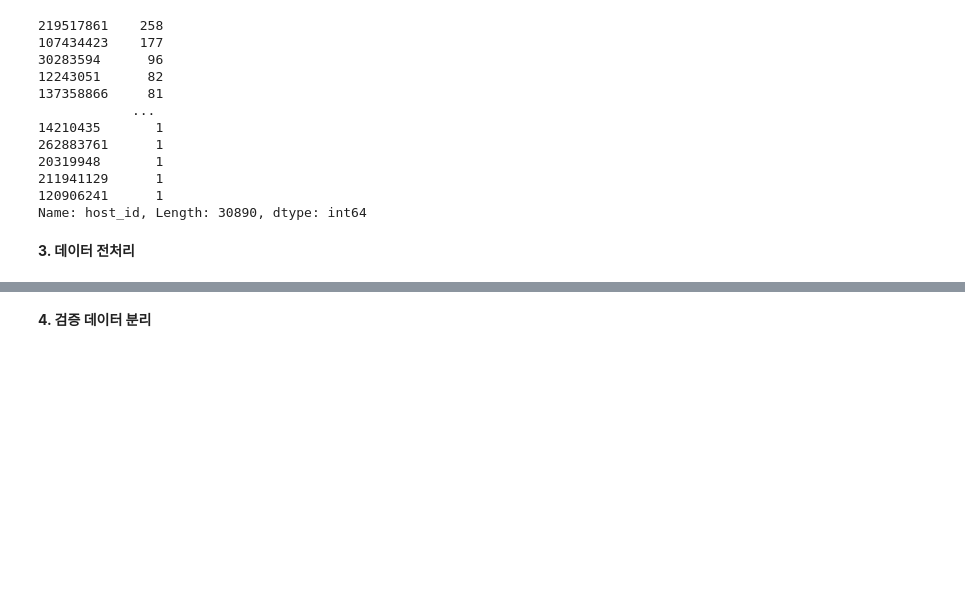
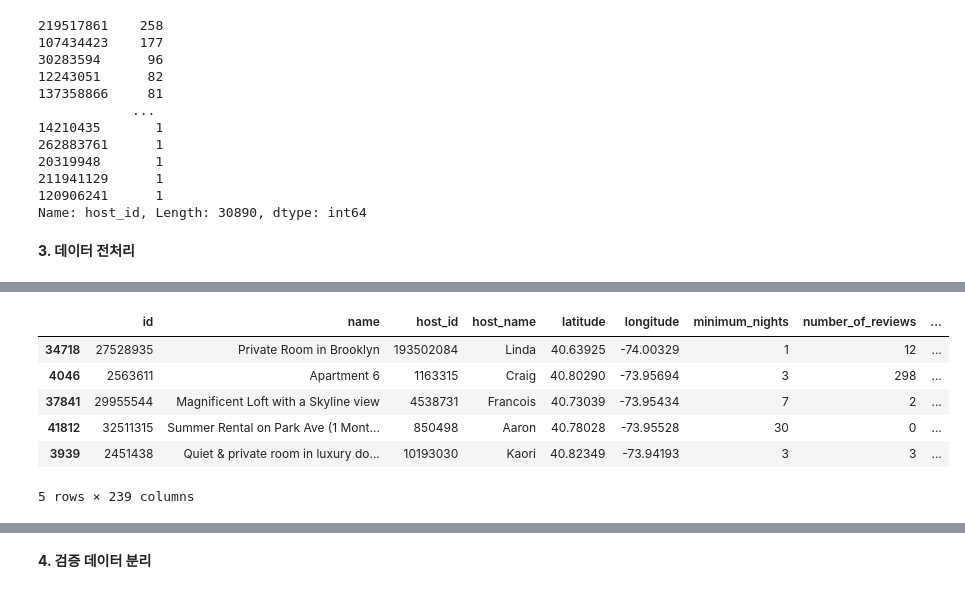
Before and after one commit to HWMV/No_use_repo_Aiffel, a Jupyter notebook: Machine_Learning/Airbnb.ipynb, the cells around one changed output, grey strips where cells are left out. Cells and saved outputs as stored; diff of their text form; code cells hidden in the pictures; blank space fills up the shorter version.

```diff
--- a/Machine_Learning/Airbnb.ipynb
+++ b/Machine_Learning/Airbnb.ipynb
@@ -144,13 +156,3 @@ x_train['host_id'].value_counts()
 Name: host_id, Length: 30890, dtype: int64
 # %% [markdown]
 **3. 데이터 전처리**
-# %%
-# 샘플 확인
-display(x_train.head(3))
-
-# 필요없는 컬럼들 삭제
-x_train = x_train.drop('last_review', axis=1)
-x_test = x_test.drop('last_review', axis=1)
-
-# 샘플 확인
-display(x_train.head(3))
@@ -165,0 +174,22 @@ display(x_train.head(3))
+# %%
+# 우선 원본 데이터 복사하고 처리
+x_train_encode = x_train.copy()
+x_test_encode = x_test.copy()
+# %%
+# 범주형 데이터 원-핫 인코딩
+x_train_encode = pd.get_dummies(x_train_encode, columns=['neighbourhood_group', 'neighbourhood', 'room_type'])
+x_test_encode = pd.get_dummies(x_test_encode, columns=['neighbourhood_group', 'neighbourhood', 'room_type'])
+# 컬럼 수 다름 방지
+x_train_encode, x_test_encode = x_train_encode.align(x_test_encode, join='left', axis=1)
+# %%
+# 인코딩 샘플 확인(더미)
+display(x_train_encode.head(5))
+# 범주형(3개 컬럼) 인코딩 확인
+# %% [output]
+|  | id | name | host_id | host_name | latitude | longitude | minimum_nights | number_of_reviews | ... |
+| 34718 | 27528935 | Private Room in Brooklyn | 193502084 | Linda | 40.63925 | -74.00329 | 1 | 12 | ... |
+| 4046 | 2563611 | Apartment 6 | 1163315 | Craig | 40.80290 | -73.95694 | 3 | 298 | ... |
+| 37841 | 29955544 | Magnificent Loft with a Skyline view | 4538731 | Francois | 40.73039 | -73.95434 | 7 | 2 | ... |
+| 41812 | 32511315 | Summer Rental on Park Ave (1 Mont... | 850498 | Aaron | 40.78028 | -73.95528 | 30 | 0 | ... |
+| 3939 | 2451438 | Quiet & private room in luxury do... | 10193030 | Kaori | 40.82349 | -73.94193 | 3 | 3 | ... |
+5 rows × 239 columns
```
Also changed, not shown: parts of 19 cells of this notebook.
